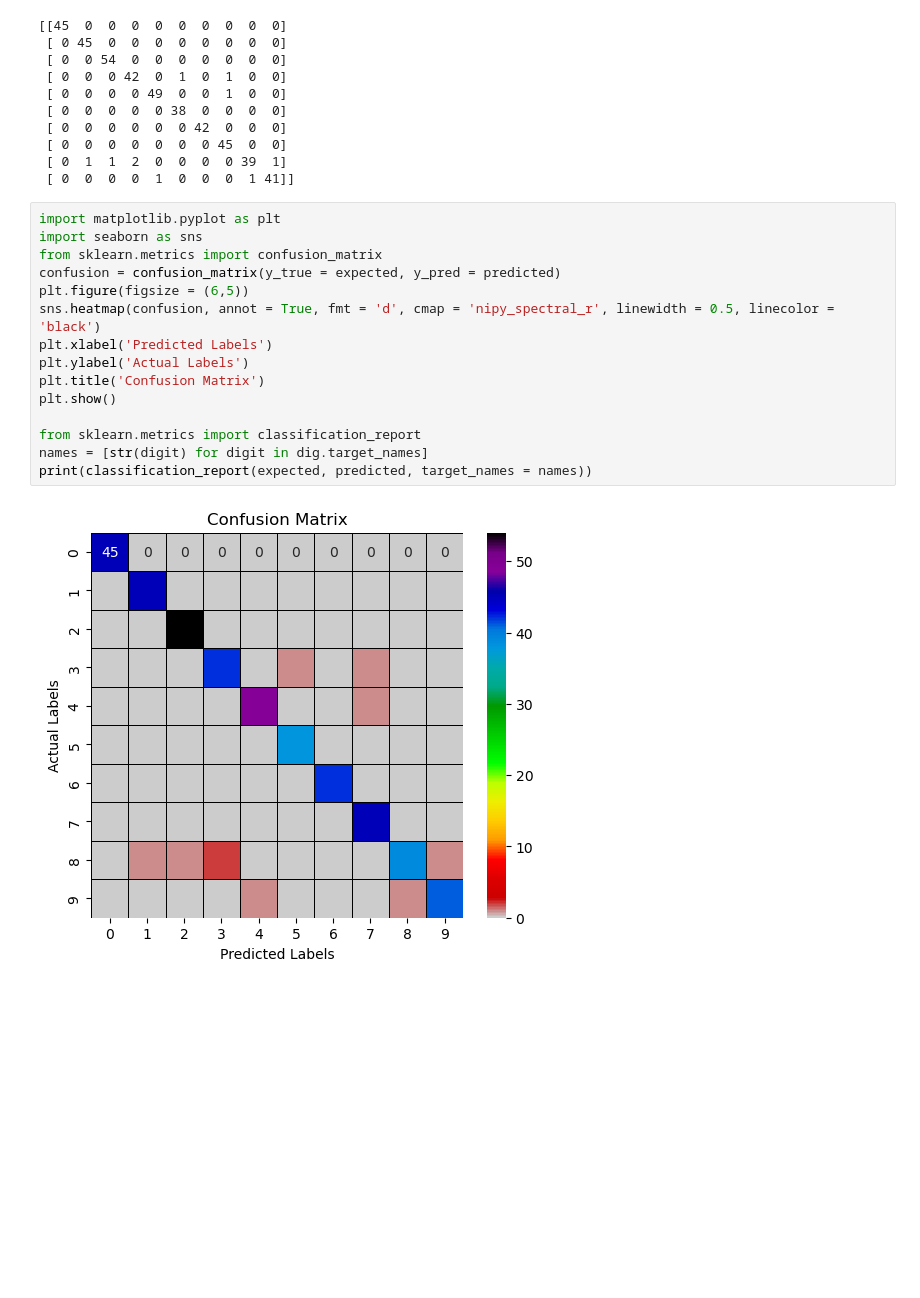
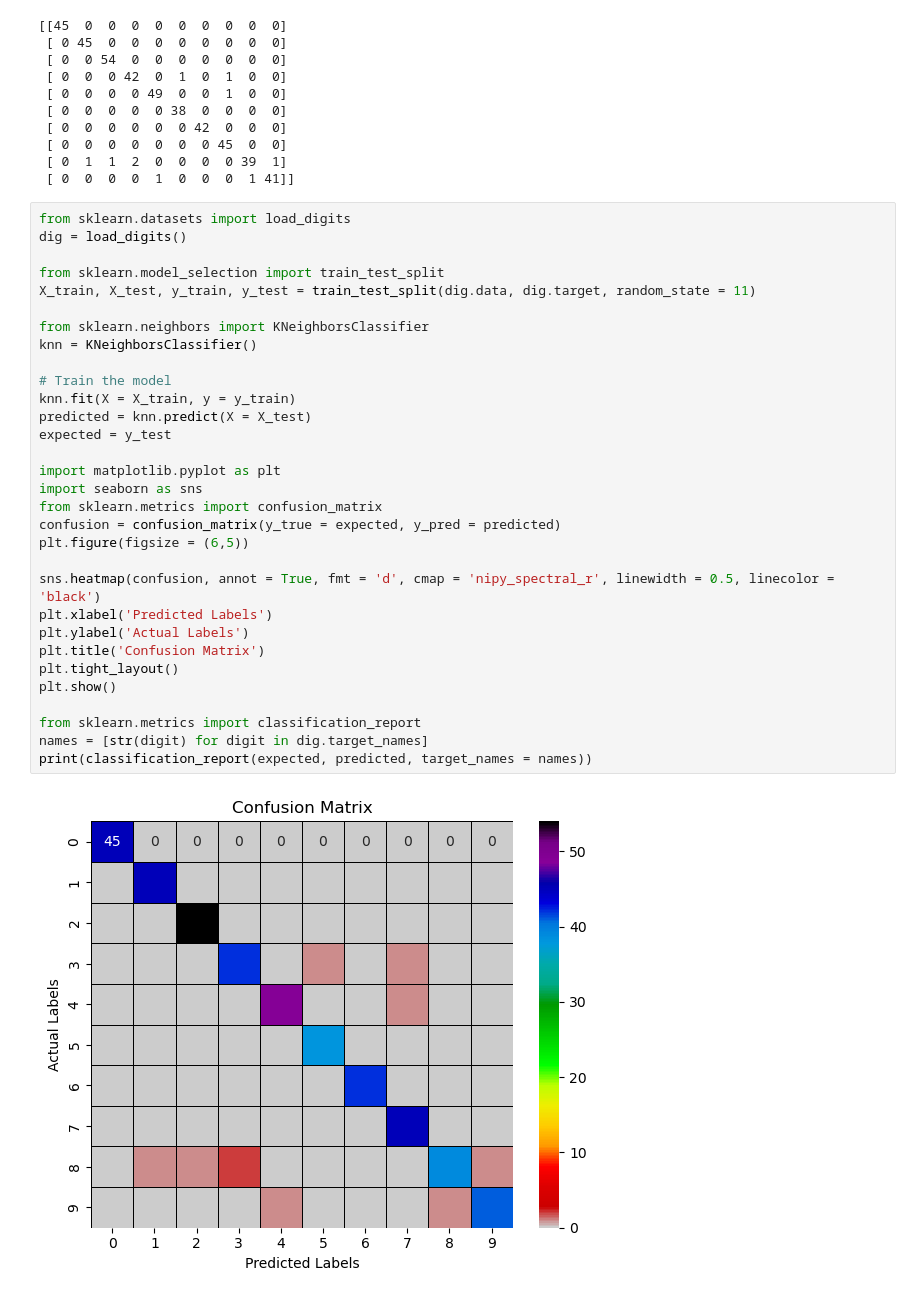
Before and after one commit to Sidhant701/6th-Sem, a Jupyter notebook: Python/Lab7/MachineLearning.ipynb, the cells around one changed output. Cells and saved outputs as stored; diff of their text form; blank space fills up the shorter version.

```diff
--- a/Python/Lab7/MachineLearning.ipynb
+++ b/Python/Lab7/MachineLearning.ipynb
@@ -97,22 +97,38 @@ print(confusion)
  [ 0  1  1  2  0  0  0  0 39  1]
  [ 0  0  0  0  1  0  0  0  1 41]]
 # %%
+from sklearn.datasets import load_digits
+dig = load_digits()
+
+from sklearn.model_selection import train_test_split
+X_train, X_test, y_train, y_test = train_test_split(dig.data, dig.target, random_state = 11)
+
+from sklearn.neighbors import KNeighborsClassifier
+knn = KNeighborsClassifier()
+
+# Train the model
+knn.fit(X = X_train, y = y_train)
+predicted = knn.predict(X = X_test)
+expected = y_test
+
 import matplotlib.pyplot as plt
 import seaborn as sns
 from sklearn.metrics import confusion_matrix
 confusion = confusion_matrix(y_true = expected, y_pred = predicted)
 plt.figure(figsize = (6,5))
+
 sns.heatmap(confusion, annot = True, fmt = 'd', cmap = 'nipy_spectral_r', linewidth = 0.5, linecolor = 'black')
 plt.xlabel('Predicted Labels')
 plt.ylabel('Actual Labels')
 plt.title('Confusion Matrix')
+plt.tight_layout()
 plt.show()
 
 from sklearn.metrics import classification_report
 names = [str(digit) for digit in dig.target_names]
 print(classification_report(expected, predicted, target_names = names))
 # %% [output]
-[figure, old version]
+[figure, new version]
               precision    recall  f1-score   support
 
            0       1.00      1.00      1.00        45
```
Also changed, not shown: parts of 9 cells of this notebook, 20 other files.
